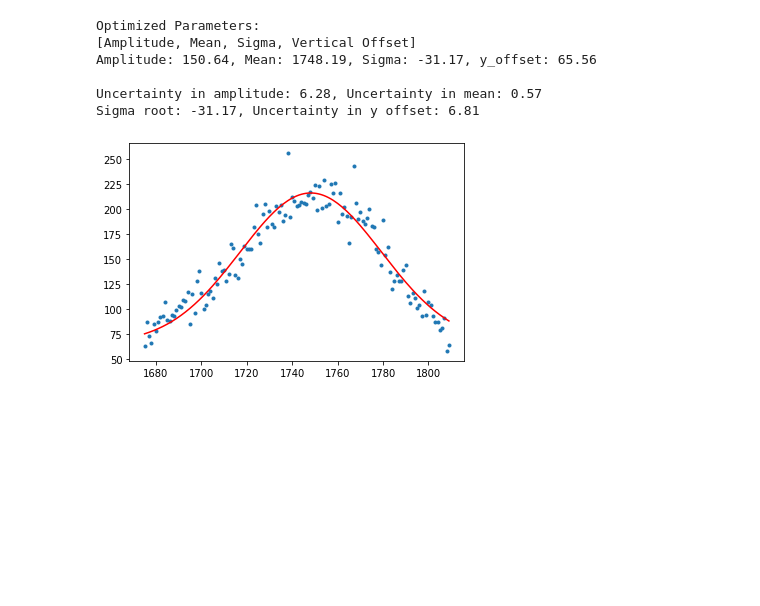
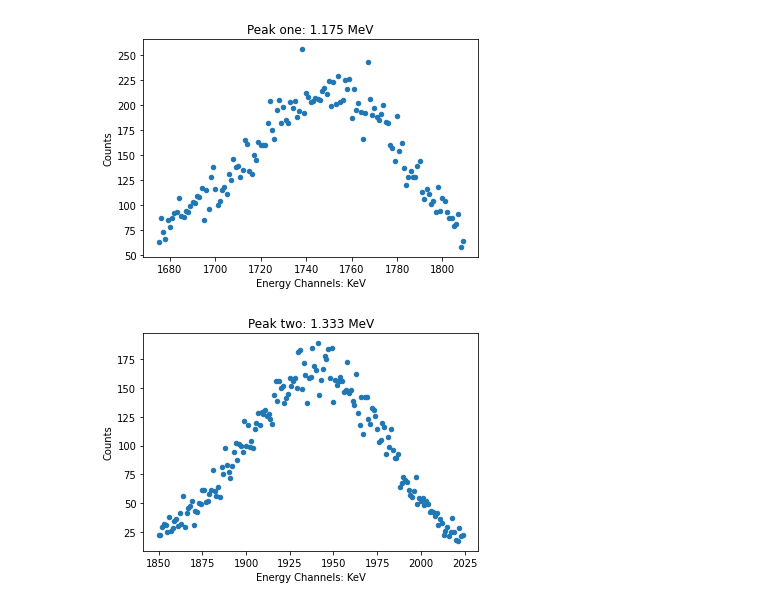
Before and after one commit to maraMaraschino/Adv-Lab, a Jupyter notebook: Gamma Spectroscopy/Gamma Spec Data.ipynb, the cells around one changed output. Drawn from its saved outputs; the diff is of its cells as text; code cells hidden in the pictures; blank space fills up the shorter version.

```diff
--- a/Gamma Spectroscopy/Gamma Spec Data.ipynb
+++ b/Gamma Spectroscopy/Gamma Spec Data.ipynb
@@ -96,10 +21,28 @@ def gaussian2(x, amp1, amp2, mu1, mu2, sigma1, sigma2, y_offset):
+# %%
+# Calibration Co60
+# Peaks at 1.175 & 1.333 MeV
+cobalt_peak_1 = cobalt.iloc[1675:1810].copy()
+ax1 = cobalt_peak_1.plot.scatter(cobalt_peak_1.columns[0], cobalt_peak_1.columns[1])
+ax1.set_title("Peak one: 1.175 MeV")
+ax1.set_xlabel("Energy Channels: KeV")
+
+cobalt_peak_2 = cobalt.iloc[1850:2025].copy()
+ax2 = cobalt_peak_2.plot.scatter(cobalt_peak_2.columns[0], cobalt_peak_2.columns[1])
+ax2.set_title("Peak two: 1.333 MeV")
+ax2.set_xlabel("Energy Channels: KeV")
+
+plt.show()
+# %% [output]
+[figure, added]
+[figure, added]
 # %%
-A = 210  #amplitude
-B = 1755 #mu
-C = 65   #sigma
-D = 180  #vertical_offset
-xdata = df_peak_1.iloc[:, 0].values
-ydata = df_peak_1.iloc[:, 1].values
+# Creating gaussian functions
+def gaussian(x, amplitude, mu, sigma, y_offset):
+    return amplitude * np.exp(-((x - mu)**2) / (2 * sigma**2)) + y_offset
+
+def gaussian2(x, amp1, amp2, mu1, mu2, sigma1, sigma2, y_offset):
+    return (amp1 * np.exp(-((x - mu1) ** 2) / (2 * sigma1 ** 2)
+                         + amp2 * np.exp(-((x - mu2) ** 2) / (2 * sigma2 ** 2)) + y_offset))
 
 def gaussian(x, amplitude, mu, sigma, y_offset):
     return amplitude * np.exp(-((x - mu)**2) / (2 * sigma**2)) + y_offset
@@ -115,7 +58,7 @@ def find_values(A, B, C, D, xdata, ydata):
                           p0=[A, B, C, D])
 
     amplitude, mean, sigma, vertical_offset = popt
-    sigma_amp, sigma_mean, sigma_root, sigma_b = np.sqrt(np.diag(pcov))
+    sigma_amp, sigma_mean, sigma_std, sigma_b = np.sqrt(np.diag(pcov))
 
     plt.scatter(xdata, ydata, label="Data", marker='.')
     plt.plot(xdata, gaussian(xdata, *popt), label="Best Fit", color="red")
@@ -127,17 +70,11 @@ def find_values(A, B, C, D, xdata, ydata):
     print(f"Amplitude: {amplitude:.2f}, Mean: {mean:.2f}, Sigma: {sigma:.2f}, y_offset: {vertical_offset:.2f}")
     print()
     print(f"Uncertainty in amplitude: {sigma_amp:.2f}, Uncertainty in mean: {sigma_mean:.2f}")
-    print(f"Sigma root: {sigma:.2f}, Uncertainty in y offset: {sigma_b:.2f}")
+    print(f"Sigma standard deviation: {sigma_std:.2f}, Uncertainty in y offset: {sigma_b:.2f}")
 
-    return amplitude, mean, sigma, vertical_offset, sigma_amp, sigma_mean, sigma_root, sigma_b
+    return amplitude, mean, sigma, vertical_offset, sigma_amp, sigma_mean, sigma_std, sigma_b
 
-values = find_values(A, B, C, D, xdata, ydata)
+def find_uncertainties(values):
+    sigma_amp, sigma_mean, sigma_std, sigma_b = values[4:]
+    return sigma_amp, sigma_mean, sigma_std, sigma_b
-# %% [output]
-Optimized Parameters:
-[Amplitude, Mean, Sigma, Vertical Offset]
-Amplitude: 150.64, Mean: 1748.19, Sigma: -31.17, y_offset: 65.56
-
-Uncertainty in amplitude: 6.28, Uncertainty in mean: 0.57
-Sigma root: -31.17, Uncertainty in y offset: 6.81
-[figure, removed]
 # %%
```
Also changed, not shown: parts of 18 cells of this notebook.
